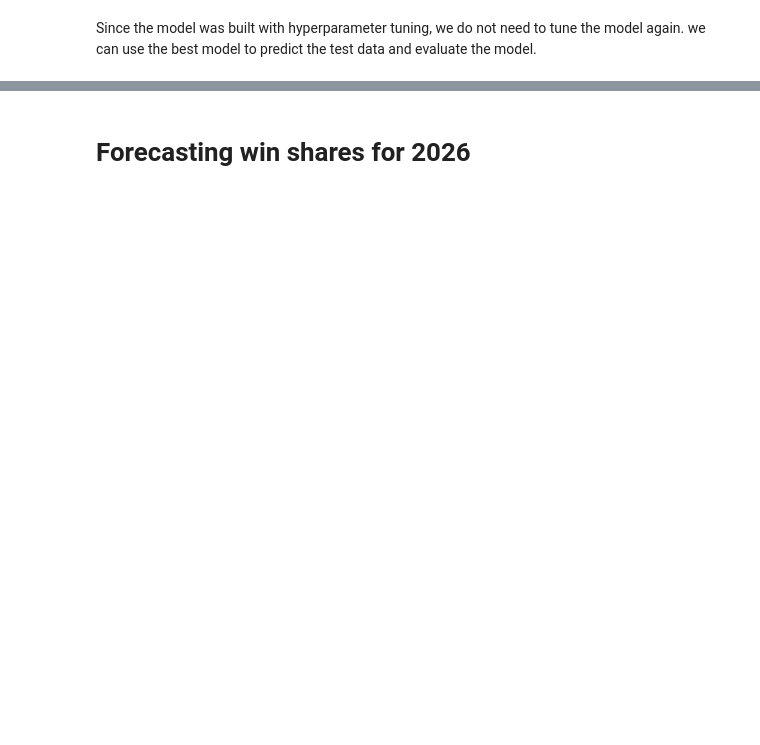
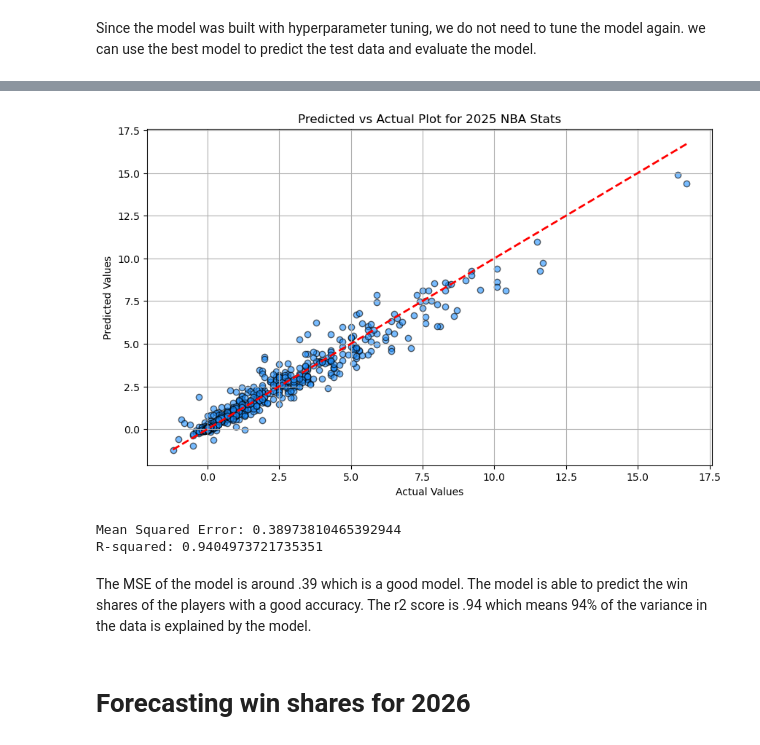
Before and after one commit to oduku1/Omar_Dukureh_Capstone_Final, a Jupyter notebook: notebooks/4_final_modeling.ipynb, the cells around one changed output, grey strips where cells are left out. Saved outputs shown, nothing was run; the diff lists cells and outputs as text; code cells hidden in the pictures; blank space fills up the shorter version.

```diff
--- a/notebooks/4_final_modeling.ipynb
+++ b/notebooks/4_final_modeling.ipynb
@@ -8,6 +8,8 @@ from sklearn.model_selection import train_test_split, GridSearchCV
 from sklearn.metrics import mean_squared_error, r2_score
 import joblib
 import xgboost as xgb
+# %%
+Nba2025 = pd.read_csv('../data/processed/NBA2025.csv')
 # %% [markdown]
 Since the model was built with hyperparameter tuning, we do not need to tune the model again.
 we can use the best model to predict the test data and evaluate the model.
@@ -32,3 +34,29 @@ plt.show()
+# %%
+features = ['VORP', 'FG', 'TRB', 'PER', 'FTA', 'MP', 'GS', 'PTS', 'G', 'Year']
+y_2025_predict = xgb_model.predict(Nba2025[features])
+y_2025_actual = Nba2025['WS']  # Replace 'target_column' with the actual target name
+
+plt.figure(figsize=(10, 6))
+plt.scatter(y_2025_actual, y_2025_predict, alpha=0.6, edgecolor='k', color='dodgerblue')
+plt.plot([y_2025_actual.min(), y_2025_actual.max()], [y_2025_actual.min(), y_2025_actual.max()], 'r--', lw=2)
+plt.xlabel('Actual Values')
+plt.ylabel('Predicted Values')
+plt.title('Predicted vs Actual Plot for 2025 NBA Stats')
+plt.grid(True)
+plt.show()
+# %% [output]
+[figure, added]
+# %%
+#MSE and r2 score for test data
+mse = mean_squared_error(y_2025_actual, y_2025_predict)
+r2 = r2_score(y_2025_actual, y_2025_predict)
+print("Mean Squared Error:", mse)
+print("R-squared:", r2)
+# %% [output]
+Mean Squared Error: 0.38973810465392944
+R-squared: 0.9404973721735351
+# %% [markdown]
+The MSE of the model is around .39 which is a good model. The model is able to predict the win shares of the players with a good accuracy. The r2 score is .94 which means 94% of the variance in the data is explained by the model.
 # %% [markdown]
 # Forecasting win shares for 2026
 # %%
```
Also changed, not shown: parts of 16 cells of this notebook.
